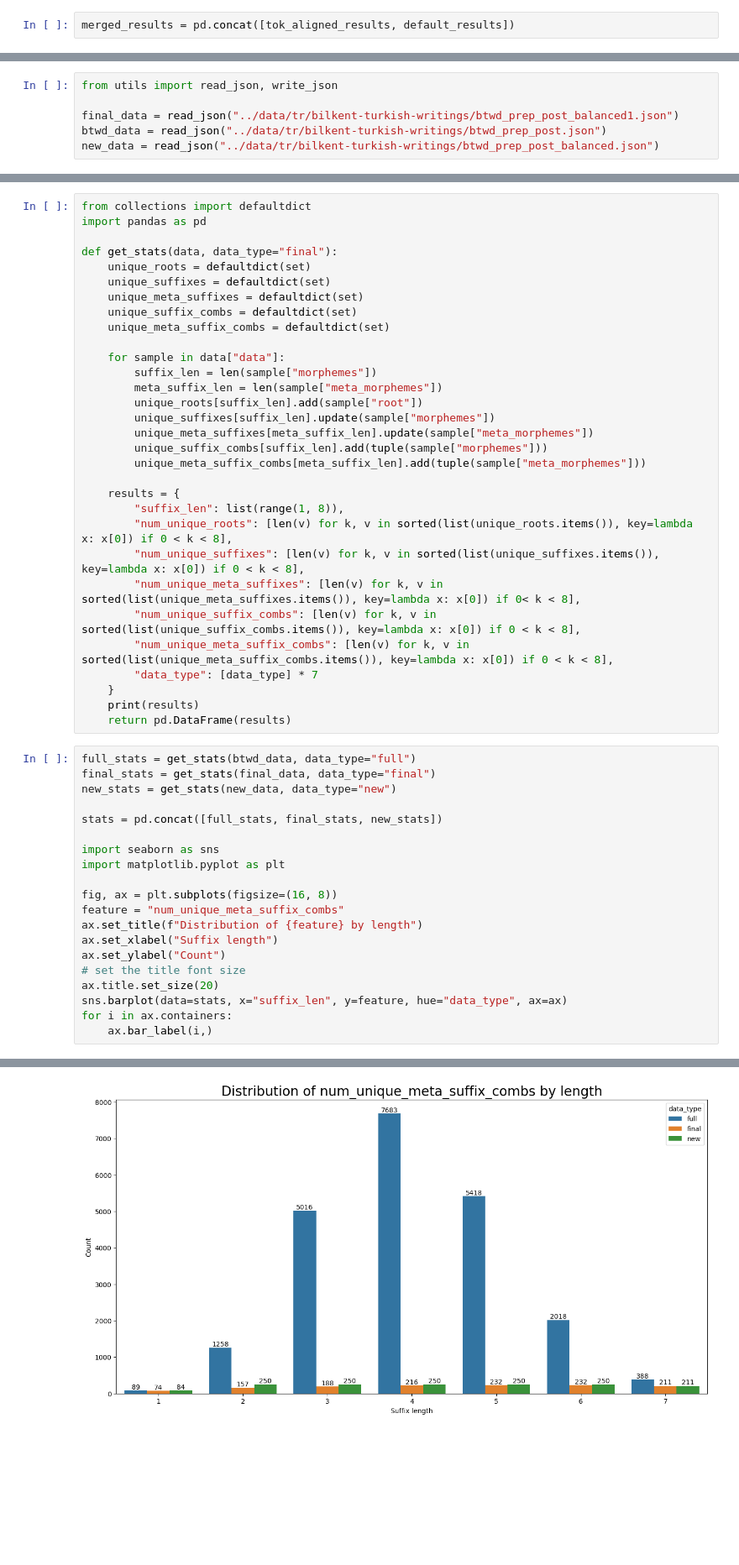
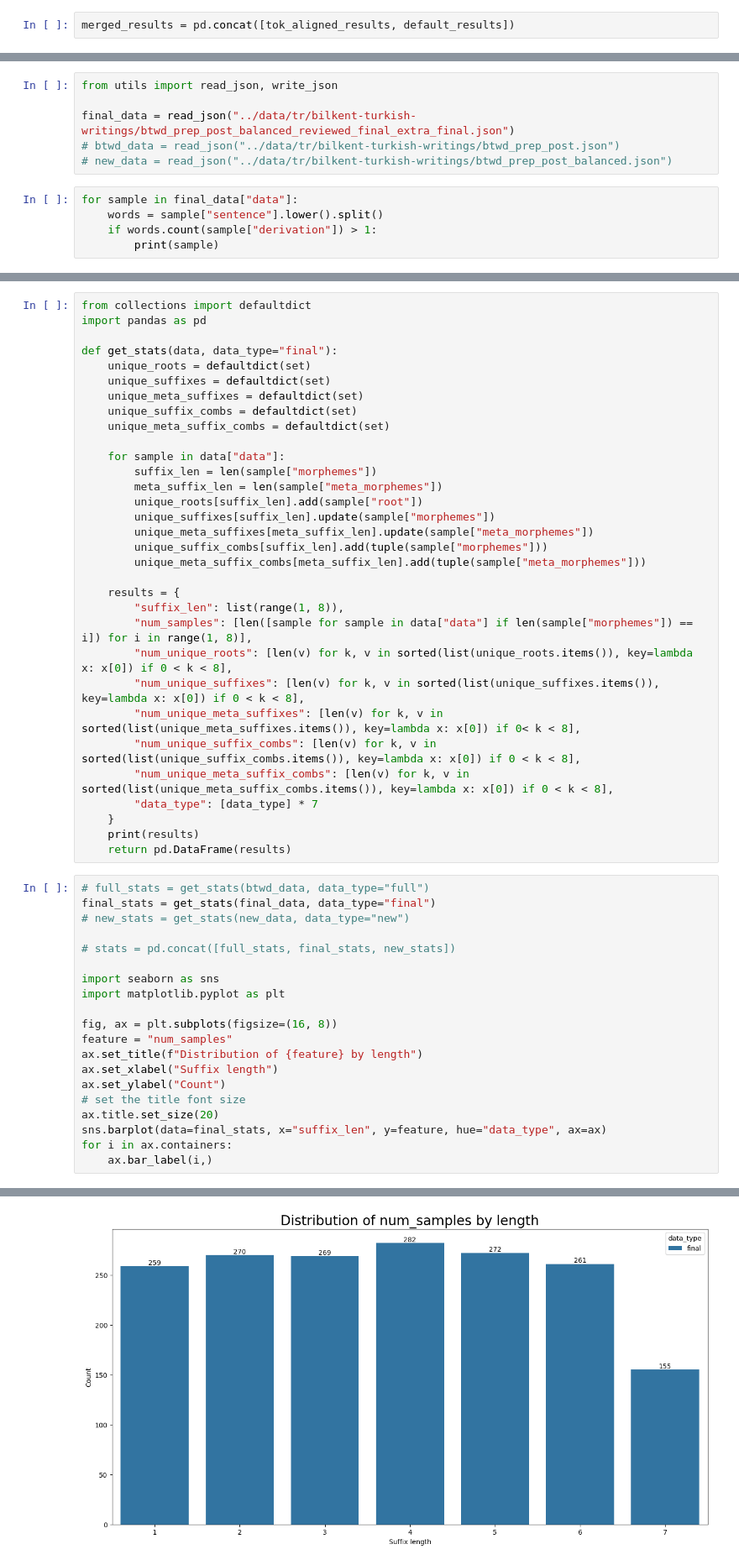
Before and after one commit to mismayil/morph-gen, a Jupyter notebook: src/analysis.ipynb, the cells around one changed output, grey strips where cells are left out. Shown: that part at 84% size. Drawn from its saved outputs; the diff is of its cells as text; blank space fills up the shorter version.

Commit message:
add almost ready final data

```diff
--- a/src/analysis.ipynb
+++ b/src/analysis.ipynb
@@ -693,6 +693,11 @@ Saving figure to ../experiments/figures/v_tok_aligned_no_quote/fig_coh_morph-dis
 # %%
 from utils import read_json, write_json
 
-final_data = read_json("../data/tr/bilkent-turkish-writings/btwd_prep_post_balanced1.json")
-btwd_data = read_json("../data/tr/bilkent-turkish-writings/btwd_prep_post.json")
-new_data = read_json("../data/tr/bilkent-turkish-writings/btwd_prep_post_balanced.json")
+final_data = read_json("../data/tr/bilkent-turkish-writings/btwd_prep_post_balanced_reviewed_final_extra_final.json")
+# btwd_data = read_json("../data/tr/bilkent-turkish-writings/btwd_prep_post.json")
+# new_data = read_json("../data/tr/bilkent-turkish-writings/btwd_prep_post_balanced.json")
+# %%
+for sample in final_data["data"]:
+    words = sample["sentence"].lower().split()
+    if words.count(sample["derivation"]) > 1:
+        print(sample)
@@ -718,6 +733,7 @@ def get_stats(data, data_type="final"):
 
     results = {
         "suffix_len": list(range(1, 8)),
+        "num_samples": [len([sample for sample in data["data"] if len(sample["morphemes"]) == i]) for i in range(1, 8)],
         "num_unique_roots": [len(v) for k, v in sorted(list(unique_roots.items()), key=lambda x: x[0]) if 0 < k < 8],
         "num_unique_suffixes": [len(v) for k, v in sorted(list(unique_suffixes.items()), key=lambda x: x[0]) if 0 < k < 8],
         "num_unique_meta_suffixes": [len(v) for k, v in sorted(list(unique_meta_suffixes.items()), key=lambda x: x[0]) if 0< k < 8],
@@ -728,23 +744,23 @@ def get_stats(data, data_type="final"):
     print(results)
     return pd.DataFrame(results)
 # %%
-full_stats = get_stats(btwd_data, data_type="full")
+# full_stats = get_stats(btwd_data, data_type="full")
 final_stats = get_stats(final_data, data_type="final")
-new_stats = get_stats(new_data, data_type="new")
+# new_stats = get_stats(new_data, data_type="new")
 
-stats = pd.concat([full_stats, final_stats, new_stats])
+# stats = pd.concat([full_stats, final_stats, new_stats])
 
 import seaborn as sns
 import matplotlib.pyplot as plt
 
 fig, ax = plt.subplots(figsize=(16, 8))
-feature = "num_unique_meta_suffix_combs"
+feature = "num_samples"
 ax.set_title(f"Distribution of {feature} by length")
 ax.set_xlabel("Suffix length")
 ax.set_ylabel("Count")
 # set the title font size
 ax.title.set_size(20)
-sns.barplot(data=stats, x="suffix_len", y=feature, hue="data_type", ax=ax)
+sns.barplot(data=final_stats, x="suffix_len", y=feature, hue="data_type", ax=ax)
 for i in ax.containers:
     ax.bar_label(i,)
 # %% [output]
@@ -754,4 +768,4 @@ for i in ax.containers:
-[figure, old version]
+[figure, new version]
 # %%
 from utils import read_json, write_json
 
```
Also changed, not shown: parts of 4 cells of this notebook, 8 other files.
